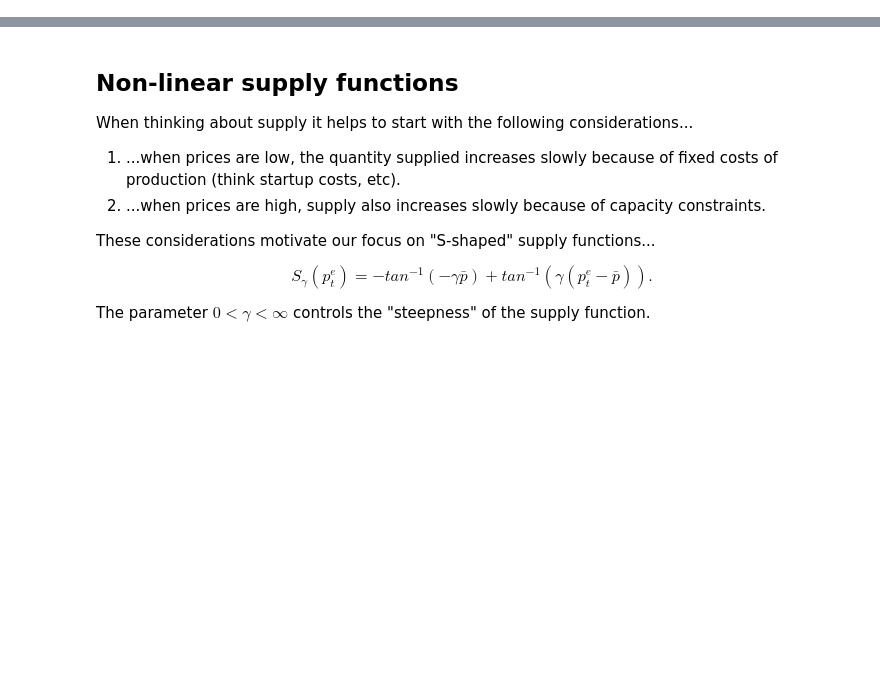
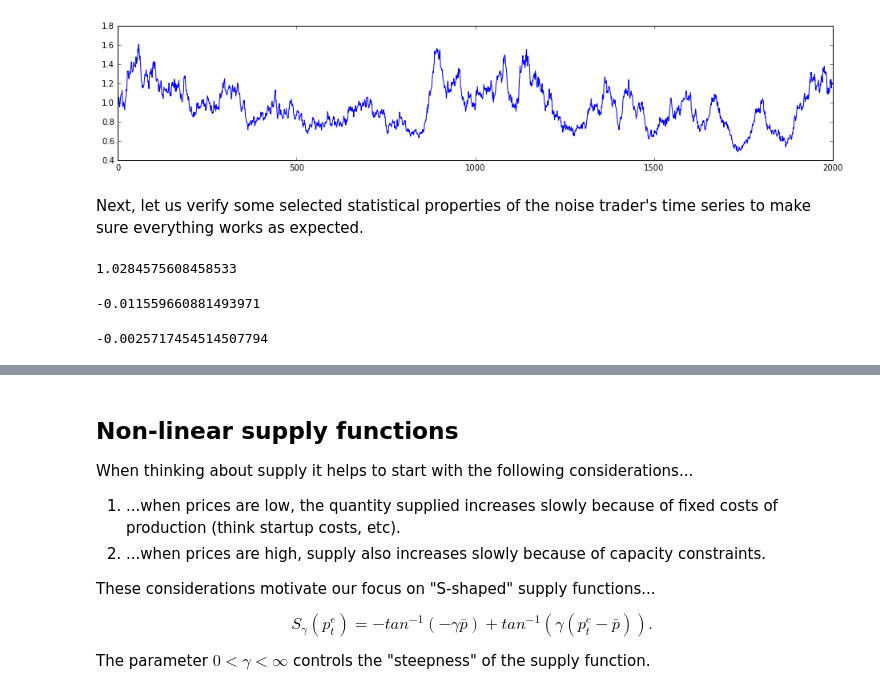
Before and after one commit to davidrpugh/sfi-complexity-mooc, a Jupyter notebook: notebooks/leverage.ipynb, the cells around one changed output, grey strips where cells are left out. Drawn from its saved outputs; the diff is of its cells as text; code cells hidden in the pictures; blank space fills up the shorter version.

Commit message:
completed noise trader, started with funds

```diff
--- a/notebooks/leverage.ipynb
+++ b/notebooks/leverage.ipynb
@@ -40,0 +30,6 @@ $$ p_{t+1}^e = w D^{-1}\big(S(p_t^e)\big) + (1 - w)p_t^e. \tag{7}$$
+# %%
+# Set the constants
+rho = 0.99
+sigma = 0.035
+N = 1000
+V = 1
@@ -40,0 +45,64 @@ $$ p_{t+1}^e = w D^{-1}\big(S(p_t^e)\big) + (1 - w)p_t^e. \tag{7}$$
+# %%
+# Function for noise trader's investment given the previous value (equation 1)
+def calculateNoiseTraderInvestment(previousInvestment):
+    return math.exp(rho * math.log(previousInvestment) + sigma * numpy.random.normal() + (1-rho)*math.log(N*V))
+# %%
+# Create and plot price time series
+
+def createNoiseTraderTimeSeries(length):
+    investment = N*V # start value
+    prices = [investment / N]
+    while len(prices) < length:
+        investment = calculateNoiseTraderInvestment(investment)
+        prices.append(investment / N)
+    return prices
+
+plot.figure(figsize=(16,3))
+plot.plot(createNoiseTraderTimeSeries(2000))
+plot.show()
+# %% [output]
+[figure, added]
+# %% [markdown]
+Next, let us verify some selected statistical properties of the noise trader's time series to make sure everything works as expected.
+# %%
+# The average of prices is a few percent above the fundamental value. So at average, the noise trader tends to
+# overvalue the stocks. This is an artefact of using a log-based random walk and does not bother us much.
+
+longRun = 100000
+prices = createNoiseTraderTimeSeries(longRun)
+sum(prices)/len(prices)
+# %% [output]
+1.0284575608458533
+# %%
+# Log prices meander around zero as specified. Increase the definition of longRun to get more precise results.
+
+longRun = 100000
+prices = createNoiseTraderTimeSeries(longRun)
+logPrices = list(map(lambda x : math.log(x), prices))
+sum(logPrices)/len(logPrices)
+# %% [output]
+-0.011559660881493971
+# %%
+# Verify that in the long run, returns are slightly negatively autocorrelated due to mean-reversion.
+# This is the opposite of having momentum (which can be observed in the real stock market).
+# With mean-reversion, the price is a little more likely to go down at time t+1 if it went up at time t.
+
+def calculateLogReturn(x, y):
+    return math.log(x/y)
+
+def calculateLogReturns(prices):
+    length = len(prices)
+    return list(map(calculateLogReturn, prices[0:length-1], prices[1:length]))
+
+def calculateAutocorrelation(returns, lag):
+    length = len(returns)
+    return numpy.corrcoef(returns[0:length-lag], returns[lag:length])[0][1]
+
+longRun = 100000
+prices = createNoiseTraderTimeSeries(longRun)
+returns = calculateLogReturns(prices)
+
+# This should output a slightly negative value. If not, you have been unlucky and should run it again. :)
+calculateAutocorrelation(returns, 1)
+# %% [output]
+-0.0025717454514507794
```
Also changed, not shown: parts of 5 cells of this notebook, 1 other file.
